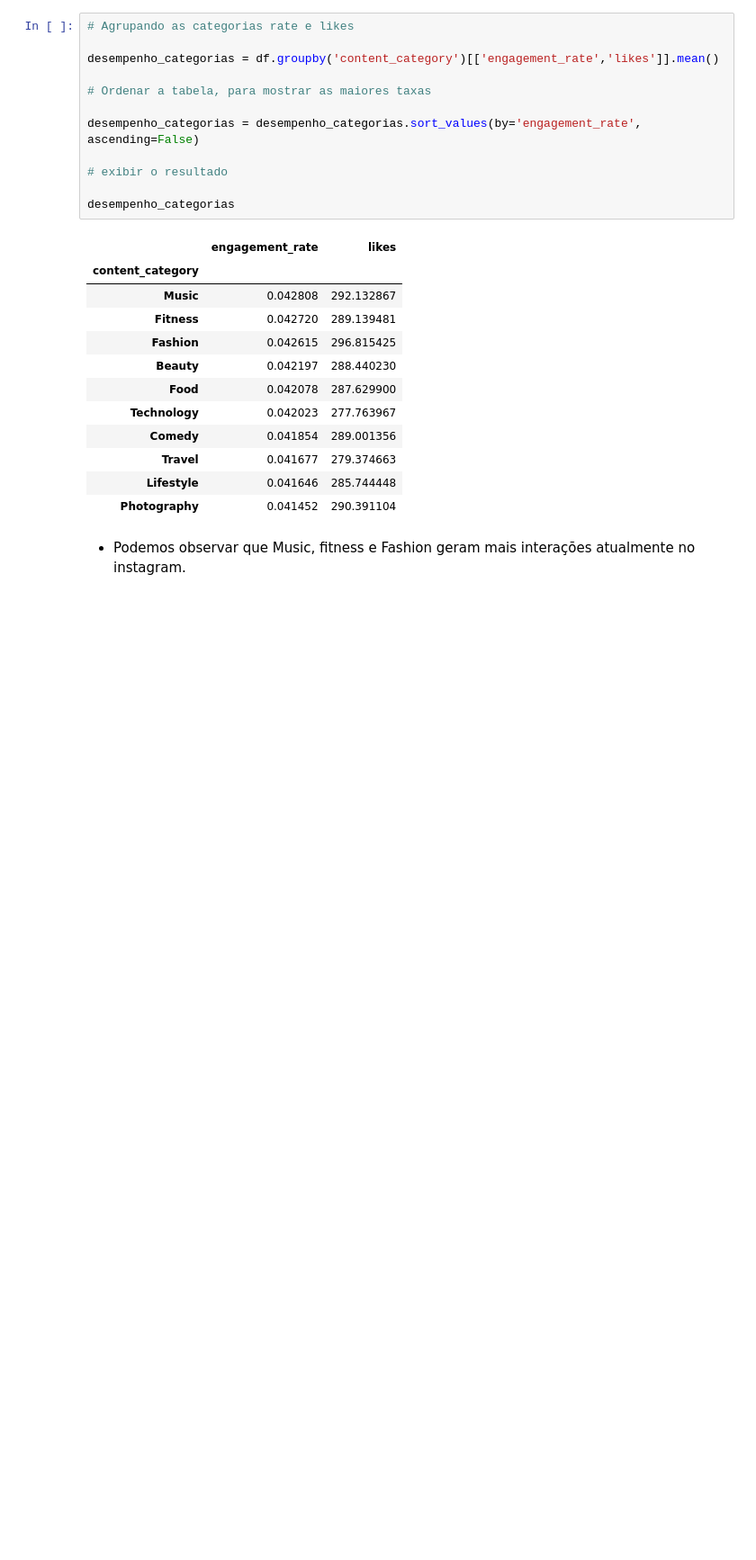
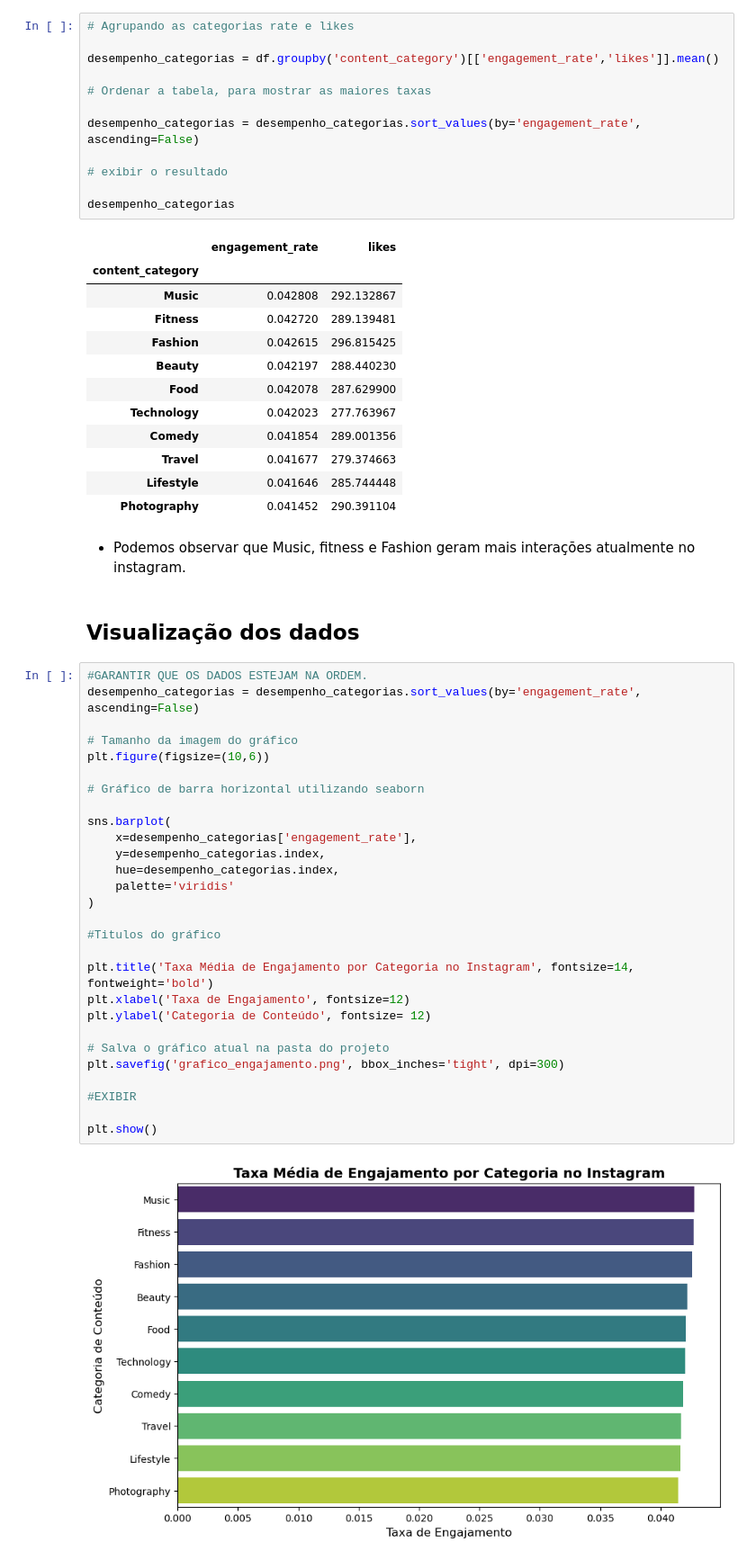
Before and after one commit to pedrobittencourtdev/instagram-analytics, a Jupyter notebook: SocialMediaDataAnalysis.ipynb, the cells around one changed output. Shown at 90% size. Cells and saved outputs as stored; diff of their text form; blank space fills up the shorter version.

Commit message:
atualizando o notebook com gráficos, insigths finais e recomendações

```diff
--- a/SocialMediaDataAnalysis.ipynb
+++ b/SocialMediaDataAnalysis.ipynb
@@ -139,3 +139,35 @@ desempenho_categorias
 | Photography | 0.041452 | 290.391104 |
 # %% [markdown]
 - Podemos observar que Music, fitness e Fashion geram mais interações atualmente no instagram.
+# %% [markdown]
+## Visualização dos dados
+# %%
+#GARANTIR QUE OS DADOS ESTEJAM NA ORDEM.
+desempenho_categorias = desempenho_categorias.sort_values(by='engagement_rate', ascending=False)
+
+# Tamanho da imagem do gráfico
+plt.figure(figsize=(10,6))
+
+# Gráfico de barra horizontal utilizando seaborn
+
+sns.barplot(
+    x=desempenho_categorias['engagement_rate'],
+    y=desempenho_categorias.index,
+    hue=desempenho_categorias.index,
+    palette='viridis'
+)
+
+#Titulos do gráfico
+
+plt.title('Taxa Média de Engajamento por Categoria no Instagram', fontsize=14, fontweight='bold')
+plt.xlabel('Taxa de Engajamento', fontsize=12)
+plt.ylabel('Categoria de Conteúdo', fontsize= 12)
+
+# Salva o gráfico atual na pasta do projeto
+plt.savefig('grafico_engajamento.png', bbox_inches='tight', dpi=300)
+
+#EXIBIR
+
+plt.show()
+# %% [output]
+[figure, added]
```
Also changed, not shown: parts of 8 cells of this notebook, 3 other files.
